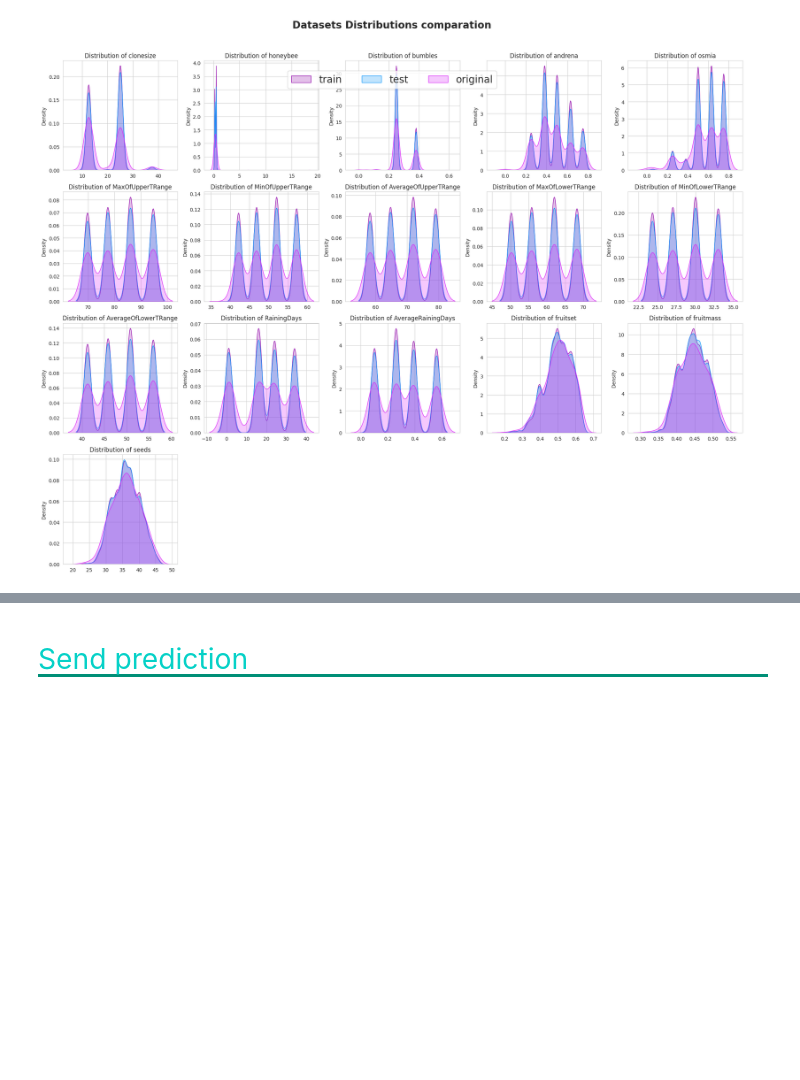
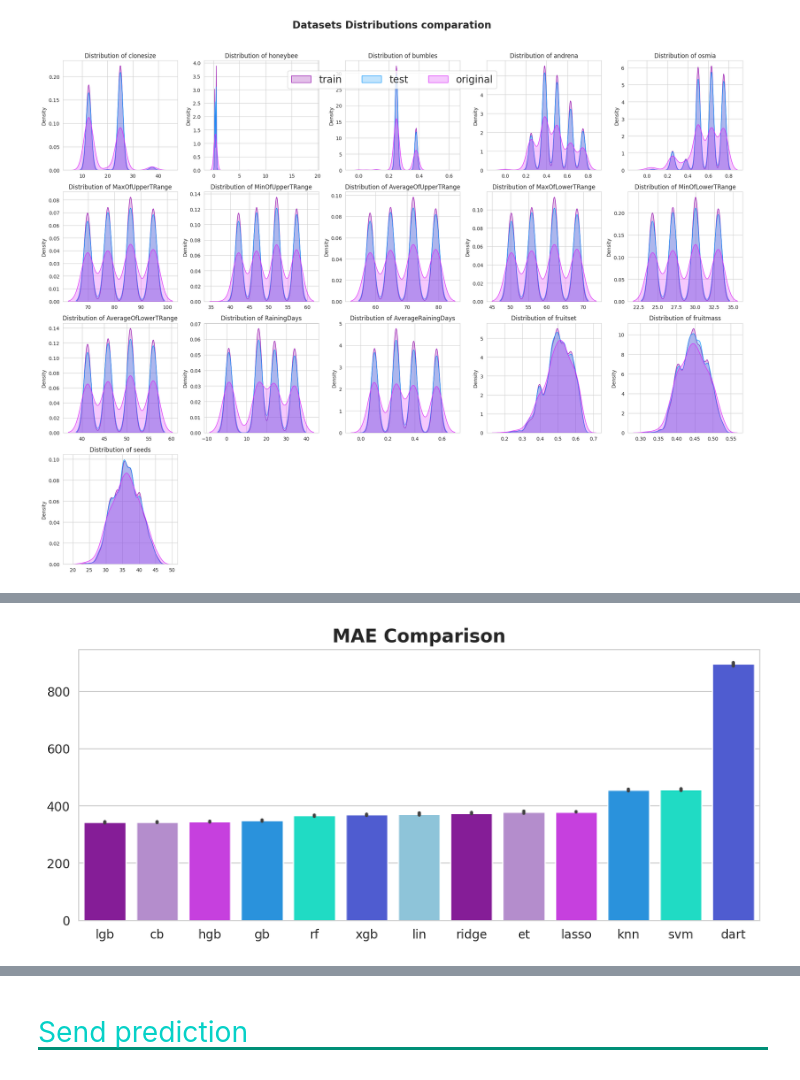
Before and after one commit to fxop0218/PlayGround-Kaggle-Series3, a Jupyter notebook: ps-s3-e14-eda-model-en-es.ipynb, the cells around one changed output, grey strips where cells are left out. Drawn from its saved outputs; the diff is of its cells as text; code cells hidden in the pictures; blank space fills up the shorter version.

Commit message:
Kaggle Notebook | 🌟PS-S3-E14🌟 | 📊EDA | Model [EN/ES] | Version 7

```diff
--- a/ps-s3-e14-eda-model-en-es.ipynb
+++ b/ps-s3-e14-eda-model-en-es.ipynb
@@ -164,7 +178,10 @@ cmap = mcolors.LinearSegmentedColormap.from_list("", PALETTE_2)
 cmap_2 = mcolors.LinearSegmentedColormap.from_list("", [S_BLUE, PURPLE_DARJ])
 
 font_family = dict(layout=go.Layout(font=dict(family="Franklin Gothic", size=10), width=1000, height=500))
-SEED = 750
+SEED = 250
+
+SPLITS = 5
+k = KFold(n_splits = SPLITS, random_state = SEED, shuffle = True)
 # %% [output]
 [figure]
 # %% [markdown]
@@ -532,0 +512,21 @@ x/y valid-data shapes: (3058, 16) (3058, 1)
+# %%
+mae_list = pd.DataFrame()
+
+models = [
+    ('lin', LinearRegression()),
+    ('knn', KNeighborsRegressor()),
+    ('ridge', Ridge(random_state = SEED)),
+    ('et', ExtraTreesRegressor(random_state = SEED)),
+    ('rf', RandomForestRegressor(random_state = SEED)),
+    ('lasso', Lasso(random_state = SEED, max_iter = 1000000)),
+    ('svm', LinearSVR(random_state = SEED, max_iter = 1000000)),
+    ('lgb', LGBMRegressor(random_state = SEED, objective = 'mae')),
+    ('xgb', XGBRegressor(random_state = SEED, eval_metric = 'mae')),
+    ('dart', LGBMRegressor(random_state = SEED, boosting_type = 'dart')),
+    ('cb', CatBoostRegressor(random_state = SEED, objective = 'MAE', verbose = 0)),
+    ('gb', GradientBoostingRegressor(random_state = SEED, loss = 'absolute_error')),
+    ('hgb', HistGradientBoostingRegressor(random_state = SEED, loss = 'absolute_error')),
+]
+
+for (label, model) in models:
+     mae_list[label] = cross_val_score(model, label = label)
@@ -532,0 +547,7 @@ x/y valid-data shapes: (3058, 16) (3058, 1)
+# %%
+plt.figure(figsize = (10, 4), dpi = 200)
+sns.barplot(data = mae_list.reindex((mae_list).mean().sort_values().index, axis = 1), palette = PALETTE_7)
+plt.title('MAE Comparison', weight = 'bold', size = 15)
+plt.show()
+# %% [output]
+[figure, added]
```
Also changed, not shown: parts of 18 cells of this notebook.
